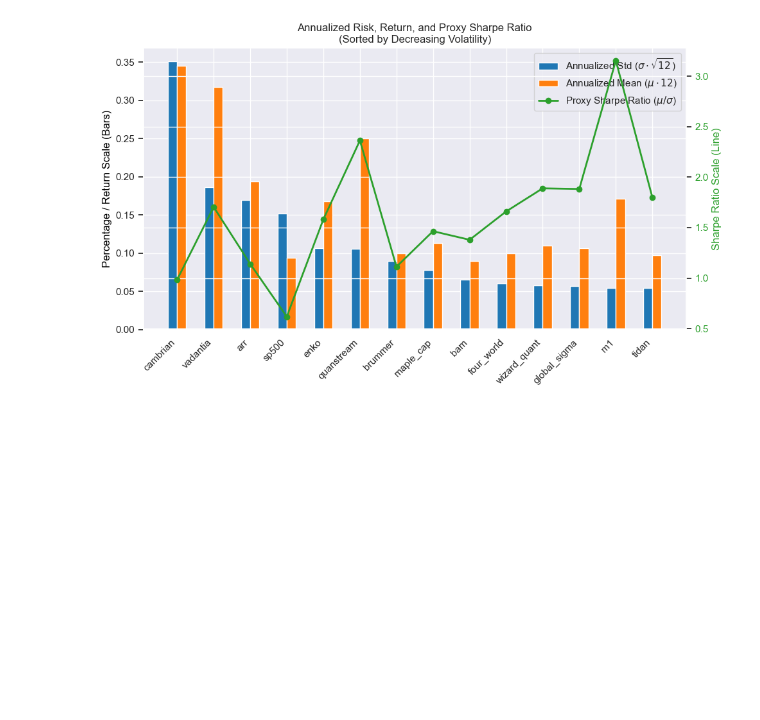
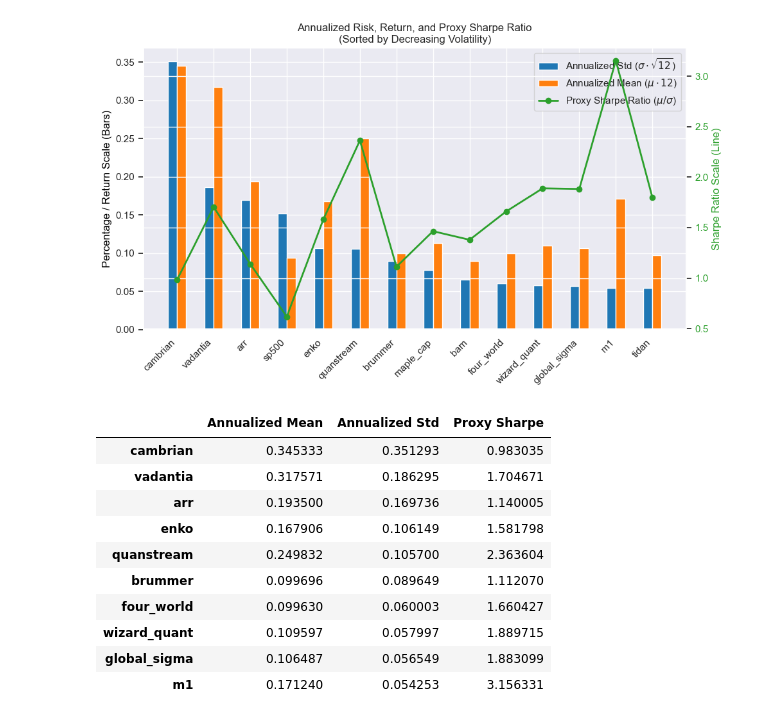
Before and after one commit to arthurdhonneur7/athenee_hf_portfolio, a Jupyter notebook: vol_analysis.ipynb, the cells around one changed output. Drawn from its saved outputs; the diff is of its cells as text; code cells hidden in the pictures; blank space fills up the shorter version.

```diff
--- a/vol_analysis.ipynb
+++ b/vol_analysis.ipynb
@@ -99,3 +99,19 @@ plt.tight_layout()
 plt.show()
 # %% [output]
 [figure]
+# %%
+stats_df = stats_df.drop(['sp500', 'bam', 'maple_cap', 'tidan'])
+
+stats_df
+# %% [output]
+|  | Annualized Mean | Annualized Std | Proxy Sharpe |
+| cambrian | 0.345333 | 0.351293 | 0.983035 |
+| vadantia | 0.317571 | 0.186295 | 1.704671 |
+| arr | 0.193500 | 0.169736 | 1.140005 |
+| enko | 0.167906 | 0.106149 | 1.581798 |
+| quanstream | 0.249832 | 0.105700 | 2.363604 |
+| brummer | 0.099696 | 0.089649 | 1.112070 |
+| four_world | 0.099630 | 0.060003 | 1.660427 |
+| wizard_quant | 0.109597 | 0.057997 | 1.889715 |
+| global_sigma | 0.106487 | 0.056549 | 1.883099 |
+| m1 | 0.171240 | 0.054253 | 3.156331 |
```
Also changed, not shown: parts of 1 cell of this notebook, 5 other files.
